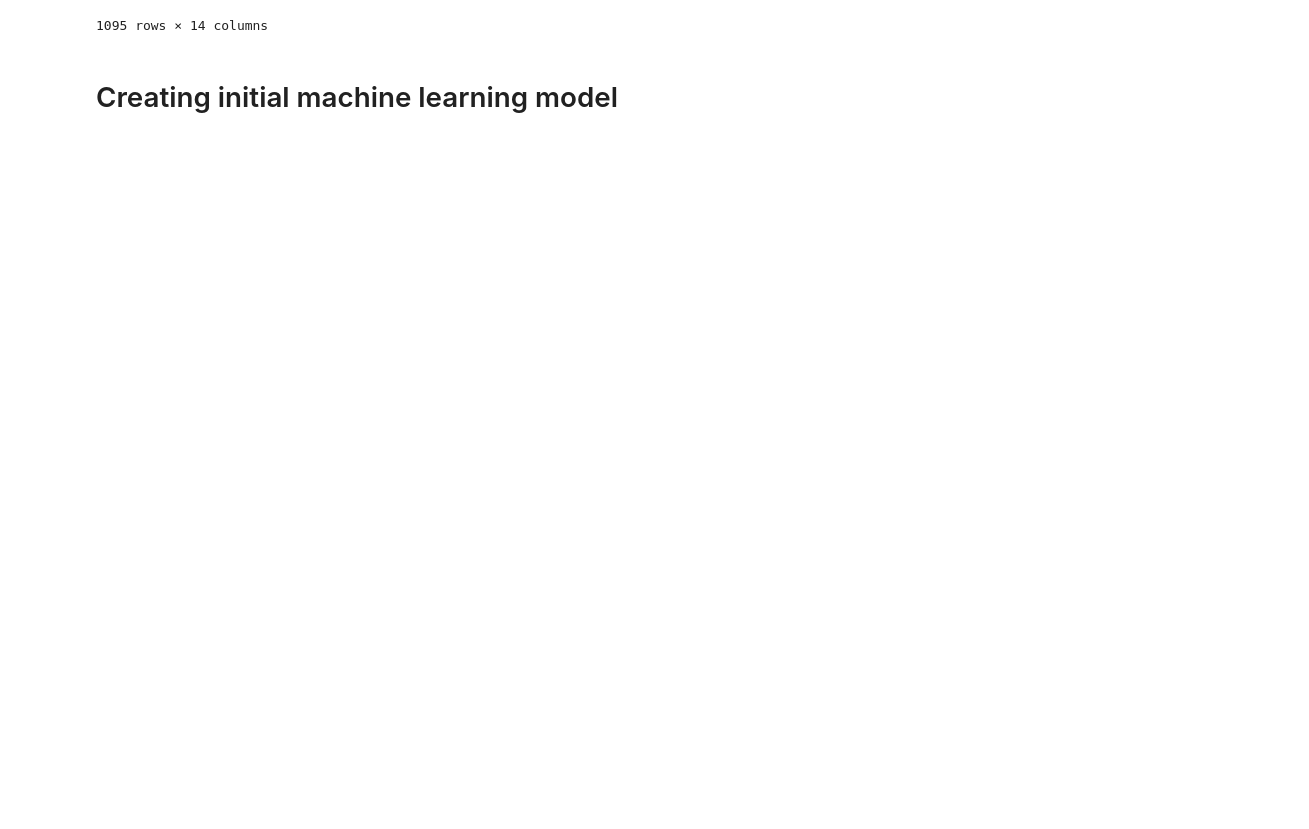
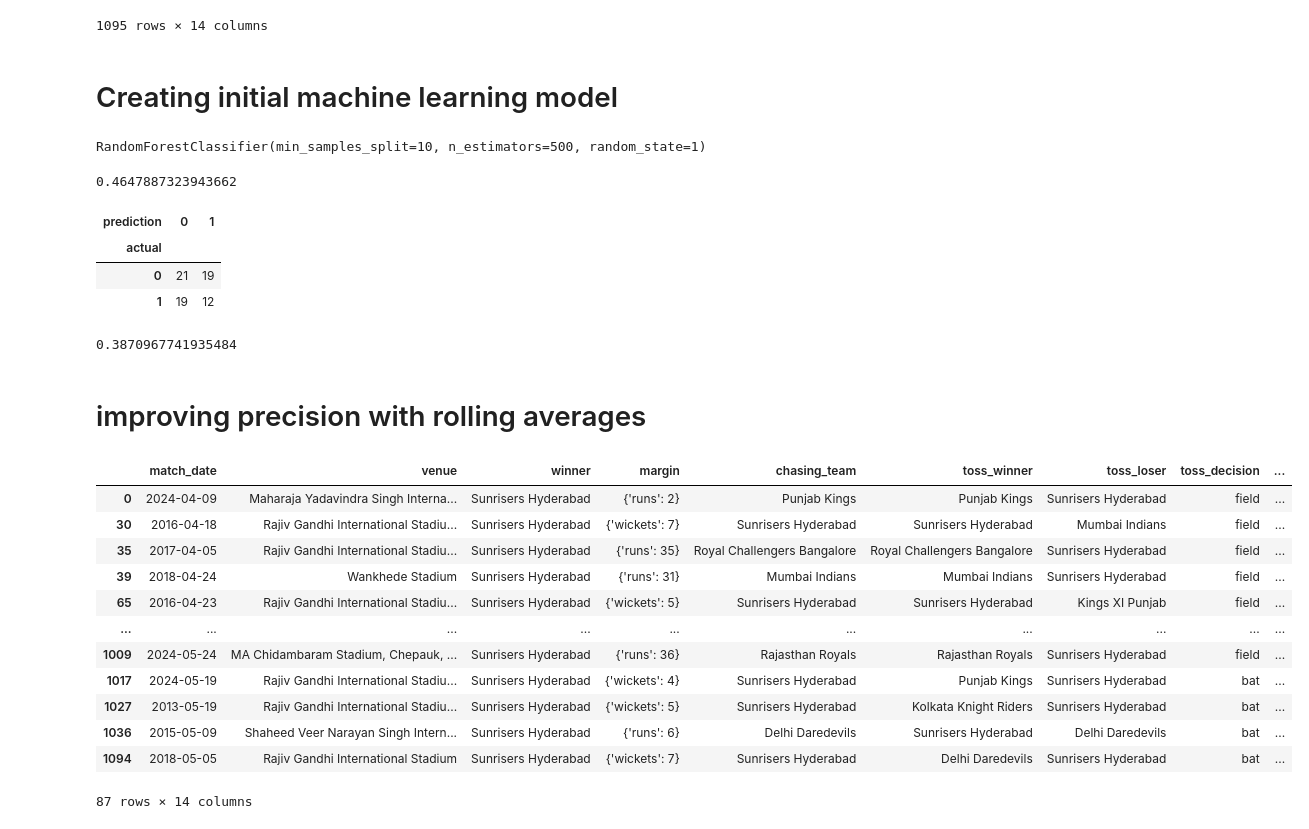
Before and after one commit to Dankhan11/cricketPredictor, a Jupyter notebook: cricket.ipynb, the cells around one changed output. Saved outputs shown, nothing was run; the diff lists cells and outputs as text; code cells hidden in the pictures; blank space fills up the shorter version.

Commit message:
working on rolling averages

```diff
--- a/cricket.ipynb
+++ b/cricket.ipynb
@@ -289,0 +301,5 @@ matches
+# %%
+#train a random forest model - with the predictors trying to reach the targer
+rf.fit(train[predictors], train["target"])
+# %% [output]
+RandomForestClassifier(min_samples_split=10, n_estimators=500, random_state=1)
@@ -289,0 +315,4 @@ matches
+# %%
+acc
+# %% [output]
+0.4647887323943662
@@ -289,0 +322,7 @@ matches
+# %%
+pd.crosstab(index=combined["actual"], columns=combined["prediction"])
+# %% [output]
+| prediction | 0 | 1 |
+| actual |  |  |
+| 0 | 21 | 19 |
+| 1 | 19 | 12 |
@@ -289,0 +331,5 @@ matches
+# %%
+#when we predicted win what % of time did team acc win
+precision_score(test["target"], preds)
+# %% [output]
+0.3870967741935484
@@ -289,0 +338,22 @@ matches
+# %% [markdown]
+# improving precision with rolling averages
+# %%
+grouped_matches = matches.groupby("winner")
+# %%
+group = grouped_matches.get_group("Sunrisers Hyderabad")
+# %%
+group
+# %% [output]
+|  | match_date | venue | winner | margin | chasing_team | toss_winner | toss_loser | toss_decision | ... |
+| 0 | 2024-04-09 | Maharaja Yadavindra Singh Interna... | Sunrisers Hyderabad | {'runs': 2} | Punjab Kings | Punjab Kings | Sunrisers Hyderabad | field | ... |
+| 30 | 2016-04-18 | Rajiv Gandhi International Stadiu... | Sunrisers Hyderabad | {'wickets': 7} | Sunrisers Hyderabad | Sunrisers Hyderabad | Mumbai Indians | field | ... |
+| 35 | 2017-04-05 | Rajiv Gandhi International Stadiu... | Sunrisers Hyderabad | {'runs': 35} | Royal Challengers Bangalore | Royal Challengers Bangalore | Sunrisers Hyderabad | field | ... |
+| 39 | 2018-04-24 | Wankhede Stadium | Sunrisers Hyderabad | {'runs': 31} | Mumbai Indians | Mumbai Indians | Sunrisers Hyderabad | field | ... |
+| 65 | 2016-04-23 | Rajiv Gandhi International Stadiu... | Sunrisers Hyderabad | {'wickets': 5} | Sunrisers Hyderabad | Sunrisers Hyderabad | Kings XI Punjab | field | ... |
+| ... | ... | ... | ... | ... | ... | ... | ... | ... | ... |
+| 1009 | 2024-05-24 | MA Chidambaram Stadium, Chepauk, ... | Sunrisers Hyderabad | {'runs': 36} | Rajasthan Royals | Rajasthan Royals | Sunrisers Hyderabad | field | ... |
+| 1017 | 2024-05-19 | Rajiv Gandhi International Stadiu... | Sunrisers Hyderabad | {'wickets': 4} | Sunrisers Hyderabad | Punjab Kings | Sunrisers Hyderabad | bat | ... |
+| 1027 | 2013-05-19 | Rajiv Gandhi International Stadiu... | Sunrisers Hyderabad | {'wickets': 5} | Sunrisers Hyderabad | Kolkata Knight Riders | Sunrisers Hyderabad | bat | ... |
+| 1036 | 2015-05-09 | Shaheed Veer Narayan Singh Intern... | Sunrisers Hyderabad | {'runs': 6} | Delhi Daredevils | Sunrisers Hyderabad | Delhi Daredevils | bat | ... |
+| 1094 | 2018-05-05 | Rajiv Gandhi International Stadium | Sunrisers Hyderabad | {'wickets': 7} | Sunrisers Hyderabad | Delhi Daredevils | Sunrisers Hyderabad | bat | ... |
+87 rows × 14 columns
```
Also changed, not shown: parts of 13 cells of this notebook, 1 other file.
